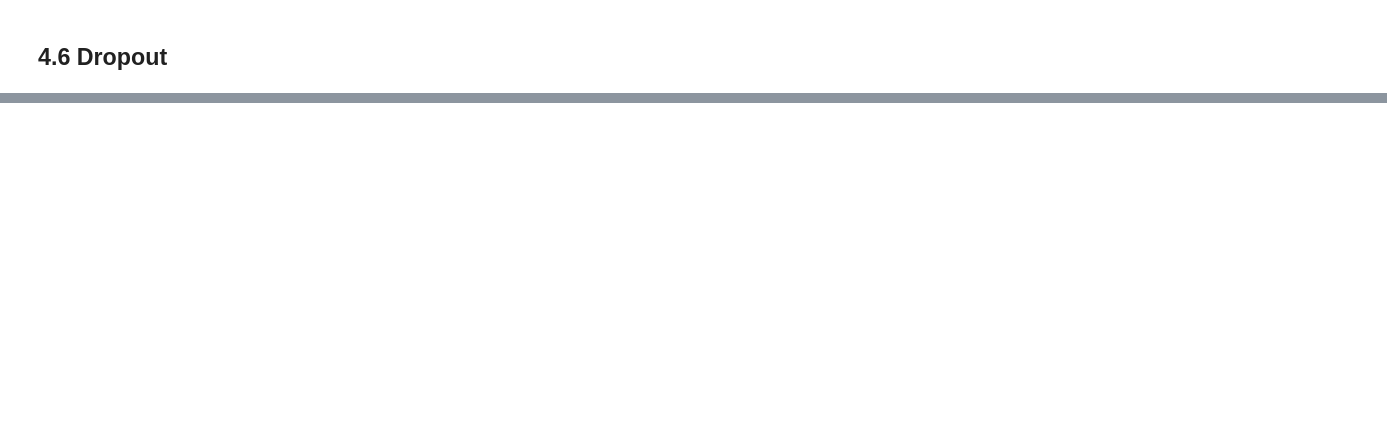
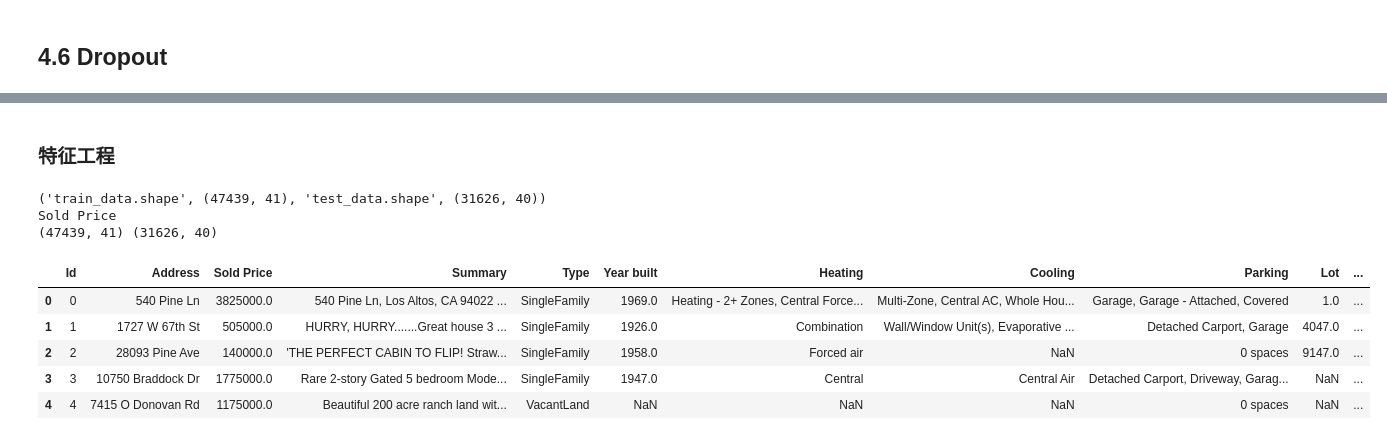
Before and after one commit to 2714830587-xh/CLRS-GG, a Jupyter notebook: Dive_to.ipynb, the cells around one changed output, grey strips where cells are left out. Drawn from its saved outputs; the diff is of its cells as text; code cells hidden in the pictures; blank space fills up the shorter version.

```diff
--- a/Dive_to.ipynb
+++ b/Dive_to.ipynb
@@ -1039,0 +2543,52 @@ d2l.train_ch3(net,train_iter,test_iter,loss,num_epochs,trainer)
+# %% [markdown]
+### 特征工程
+# %%
+import pandas as pd
+import numpy as np
+import torch
+import torch.nn as nn
+from torch.utils import data
+import matplotlib.pyplot as plt
+from tqdm import tqdm#引入进度条
+import seaborn as sns#画hot-map
+import warnings
+
+
+# 中文标签显示
+warnings.filterwarnings("ignore")
+plt.rcParams['font.sans-serif'] = ['SimHei']  # 用来正常显示中文标签
+plt.rcParams['axes.unicode_minus'] = False    # 用来正常显示负号
+pd.set_option('display.max_columns', None)    # 显示所有列
+pd.set_option('display.max_rows', 200)        # 最多显示200行
+
+
+
+#导入csv数据
+device=torch.device("cuda"if torch.cuda.is_available() else "cpu")
+train_data=pd.read_csv('/content/drive/MyDrive/train.csv')
+test_data=pd.read_csv("/content/drive/MyDrive/test.csv")
+print(("train_data.shape",train_data.shape,"test_data.shape",test_data.shape))
+
+
+# 看数据train&data差距
+[print(i) for i in train_data.columns if i  not in test_data.columns]
+
+
+# 数据浅拷贝
+train_copy=train_data.copy()
+test_copy=test_data.copy()
+print(train_copy.shape,test_copy.shape)
+
+
+# 5行
+train_copy.head()#train_copy[:5]
+# %% [output]
+('train_data.shape', (47439, 41), 'test_data.shape', (31626, 40))
+Sold Price
+(47439, 41) (31626, 40)
+|  | Id | Address | Sold Price | Summary | Type | Year built | Heating | Cooling | Parking | Lot | ... |
+| 0 | 0 | 540 Pine Ln | 3825000.0 | 540 Pine Ln, Los Altos, CA 94022 ... | SingleFamily | 1969.0 | Heating - 2+ Zones, Central Force... | Multi-Zone, Central AC, Whole Hou... | Garage, Garage - Attached, Covered | 1.0 | ... |
+| 1 | 1 | 1727 W 67th St | 505000.0 | HURRY, HURRY.......Great house 3 ... | SingleFamily | 1926.0 | Combination | Wall/Window Unit(s), Evaporative ... | Detached Carport, Garage | 4047.0 | ... |
+| 2 | 2 | 28093 Pine Ave | 140000.0 | 'THE PERFECT CABIN TO FLIP! Straw... | SingleFamily | 1958.0 | Forced air | NaN | 0 spaces | 9147.0 | ... |
+| 3 | 3 | 10750 Braddock Dr | 1775000.0 | Rare 2-story Gated 5 bedroom Mode... | SingleFamily | 1947.0 | Central | Central Air | Detached Carport, Driveway, Garag... | NaN | ... |
+| 4 | 4 | 7415 O Donovan Rd | 1175000.0 | Beautiful 200 acre ranch land wit... | VacantLand | NaN | NaN | NaN | 0 spaces | NaN | ... |
```
Also changed, not shown: parts of 22 cells of this notebook.
